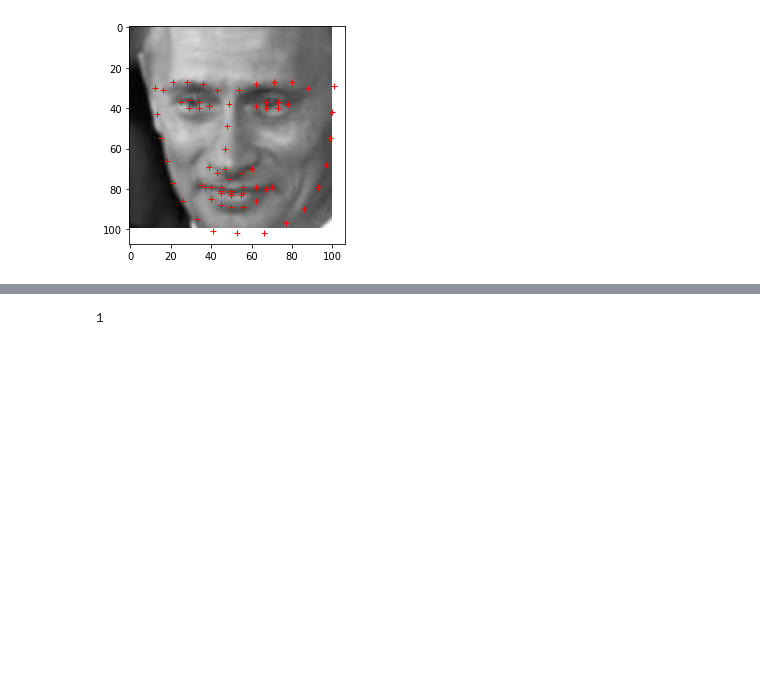
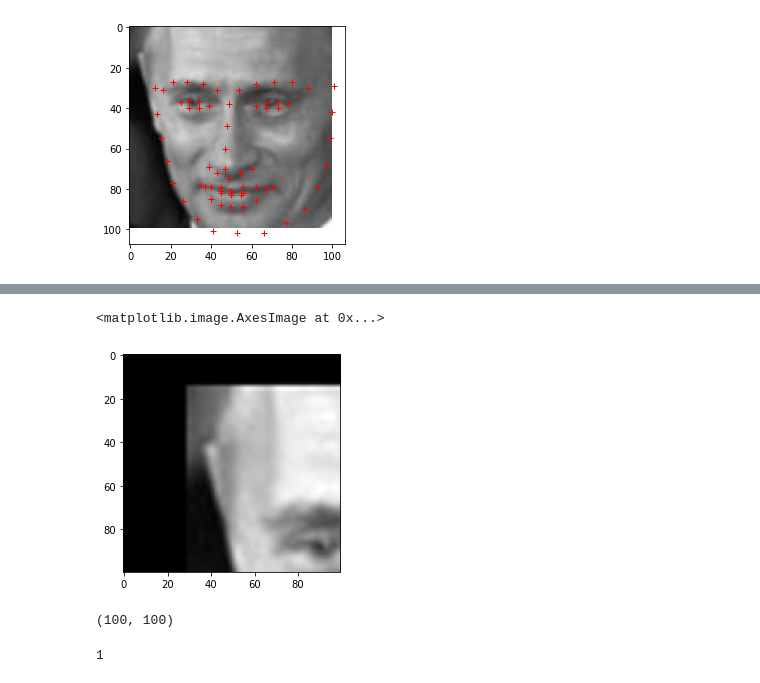
Before and after one commit to bkemmer/custom_cnn, a Jupyter notebook: notebooks/facial_landmarks.ipynb, the cells around one changed output, grey strips where cells are left out. Saved outputs shown, nothing was run; the diff lists cells and outputs as text; code cells hidden in the pictures; blank space fills up the shorter version.

```diff
--- a/notebooks/facial_landmarks.ipynb
+++ b/notebooks/facial_landmarks.ipynb
@@ -79,0 +136,5 @@ for x,y in landmarks:
+# %%
+# compute center (x, y)-coordinates (i.e., the median point)
+# between the two eyes in the input image
+eyesCenter = ((leftEyeCenter[0] + rightEyeCenter[0]) // 2,
+(leftEyeCenter[1] + rightEyeCenter[1]) // 2)
@@ -80,3 +147,27 @@ for x,y in landmarks:
+# %%
+# grab the rotation matrix for rotating and scaling the face
+M = cv2.getRotationMatrix2D(eyesCenter, angle, scale)
+# %%
+# update the translation component of the matrix
+tX = desiredFaceWidth * 0.5
+tY = desiredFaceHeight * desiredLeftEye[1]
+M[0, 2] += (tX - eyesCenter[0])
+M[1, 2] += (tY - eyesCenter[1])
+# %%
+# apply the affine transformation
+(w, h) = (desiredFaceWidth, desiredFaceHeight)
+output = cv2.warpAffine(img, M, (w, h),
+                            flags=cv2.INTER_CUBIC)
+# %%
+fig, ax = plt.subplots(1)
+ax.imshow(output, cmap='gray')
+# %% [output]
+<matplotlib.image.AxesImage at 0x...>
+[figure, added]
+# %%
+np.shape(img)
+# %% [output]
+(100, 100)
 # %%
 detector = dlib.get_frontal_face_detector()
 detections = detector(img, 1)
```
Also changed, not shown: parts of 14 cells of this notebook, 4 other files.
